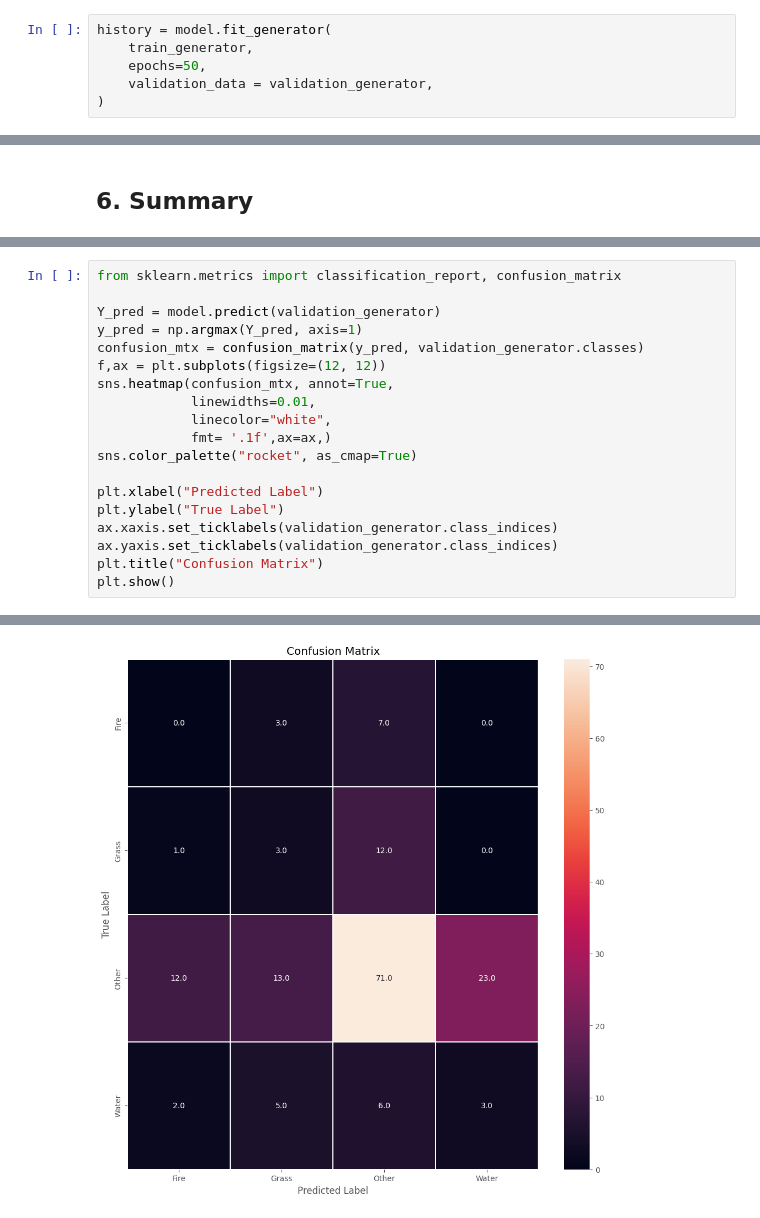
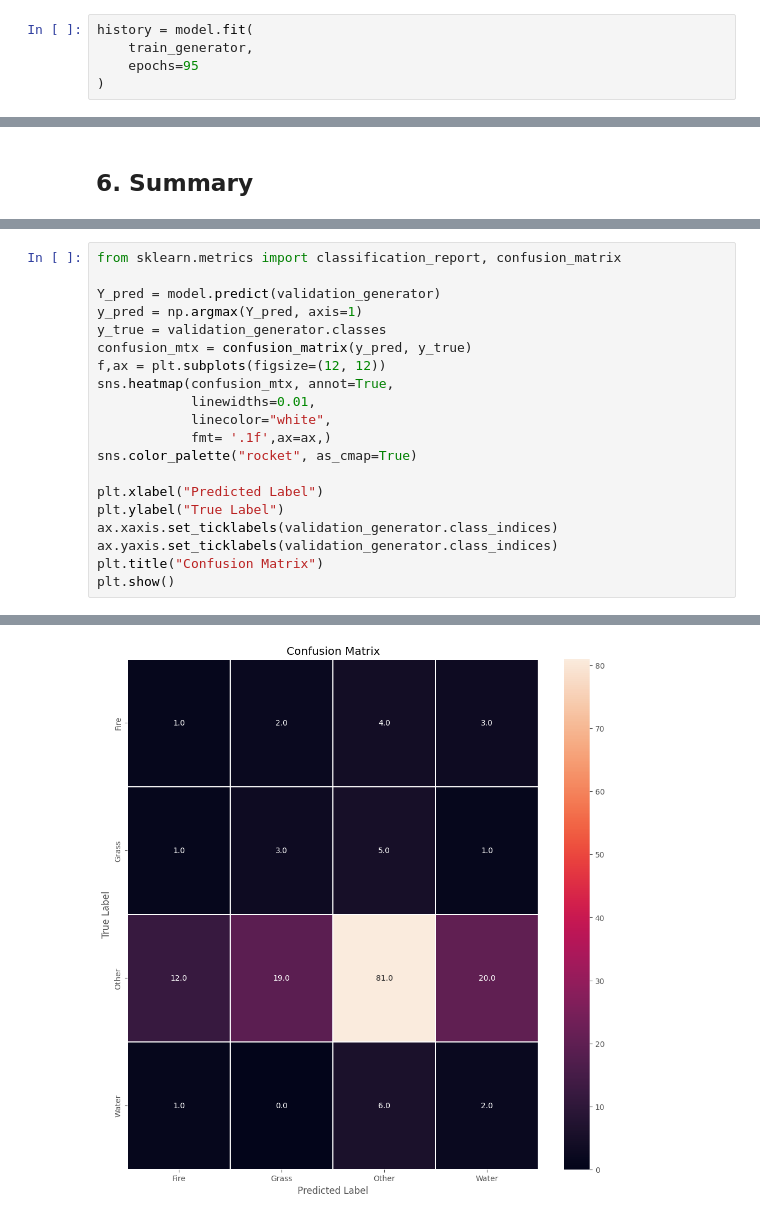
Before and after one commit to pstat197/final_group_assignment_group3, a Jupyter notebook: vignette.ipynb, the cells around one changed output, grey strips where cells are left out. Saved outputs shown, nothing was run; the diff lists cells and outputs as text.

```diff
--- a/vignette.ipynb
+++ b/vignette.ipynb
@@ -284,7 +284,6 @@ We now fit the model to our training data over 50 epochs. Note that the progress
 # %%
-history = model.fit_generator(
+history = model.fit(
     train_generator,
-    epochs=50,
-    validation_data = validation_generator,
+    epochs=95
 )
 # %% [output]
@@ -338,7 +338,8 @@ from sklearn.metrics import classification_report, confusion_matrix
 
 Y_pred = model.predict(validation_generator)
 y_pred = np.argmax(Y_pred, axis=1)
-confusion_mtx = confusion_matrix(y_pred, validation_generator.classes)
+y_true = validation_generator.classes
+confusion_mtx = confusion_matrix(y_pred, y_true)
 f,ax = plt.subplots(figsize=(12, 12))
 sns.heatmap(confusion_mtx, annot=True,
             linewidths=0.01,
@@ -357 +358 @@ plt.show()
-[figure, old version]
+[figure, new version]
```
Also changed, not shown: parts of 9 cells of this notebook, 2 other files.
